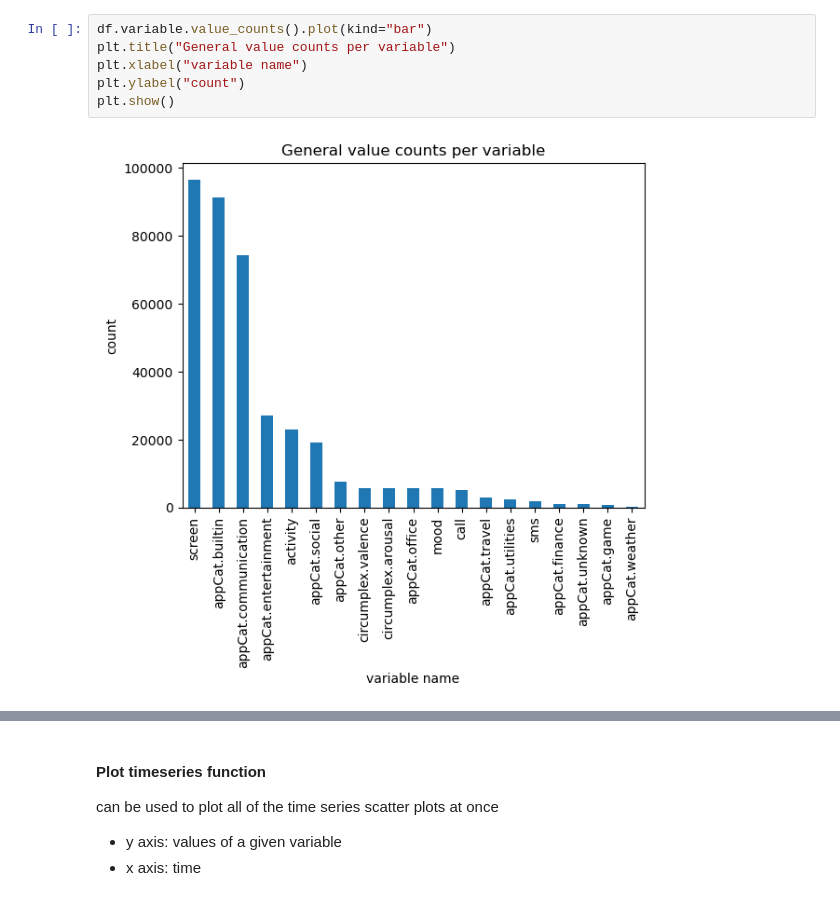
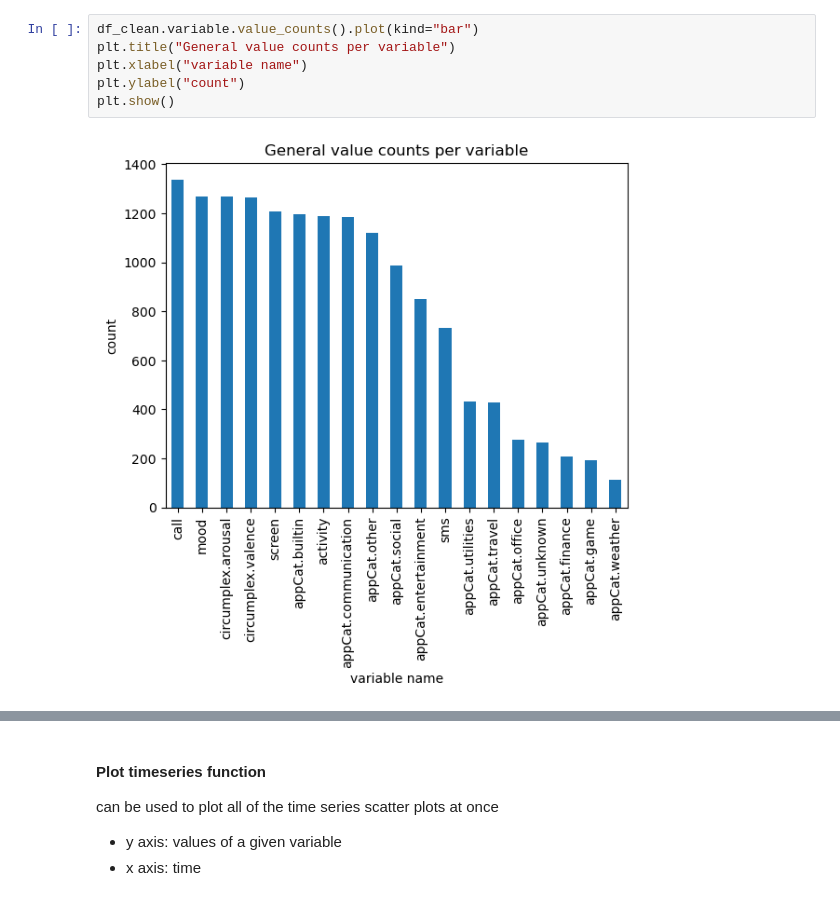
Before and after one commit to SoberZ/data-mining-techniques, a Jupyter notebook: mood.ipynb, the cells around one changed output, grey strips where cells are left out. Drawn from its saved outputs; the diff is of its cells as text.

```diff
--- a/mood.ipynb
+++ b/mood.ipynb
@@ -17,8 +131,8 @@ plt.show()
 # %%
-df.variable.value_counts().plot(kind="bar")
+df_clean.variable.value_counts().plot(kind="bar")
 plt.title("General value counts per variable")
 plt.xlabel("variable name")
 plt.ylabel("count")
 plt.show()
 # %% [output]
-[figure, old version]
+[figure, new version]
```
Also changed, not shown: parts of 9 cells of this notebook.
